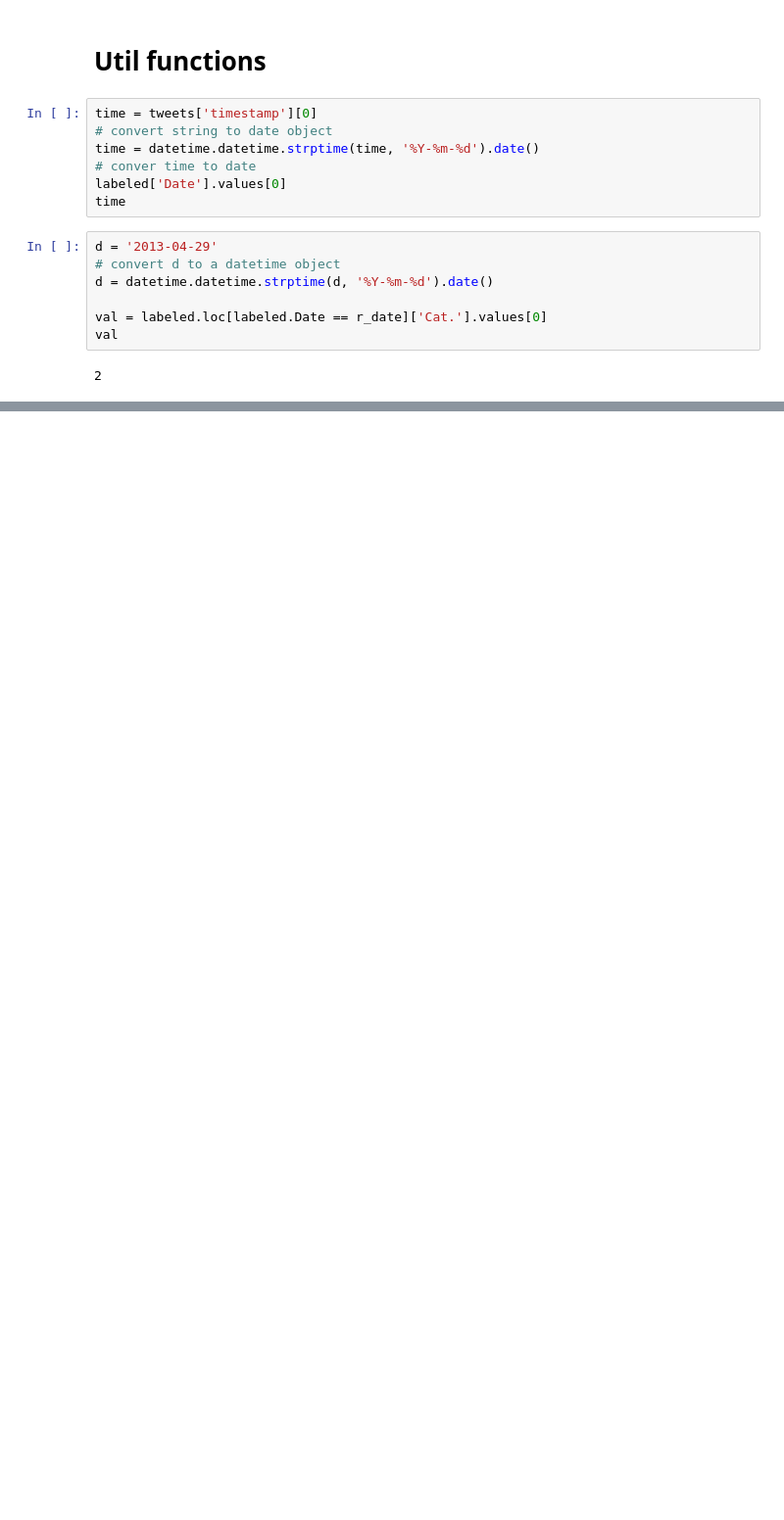
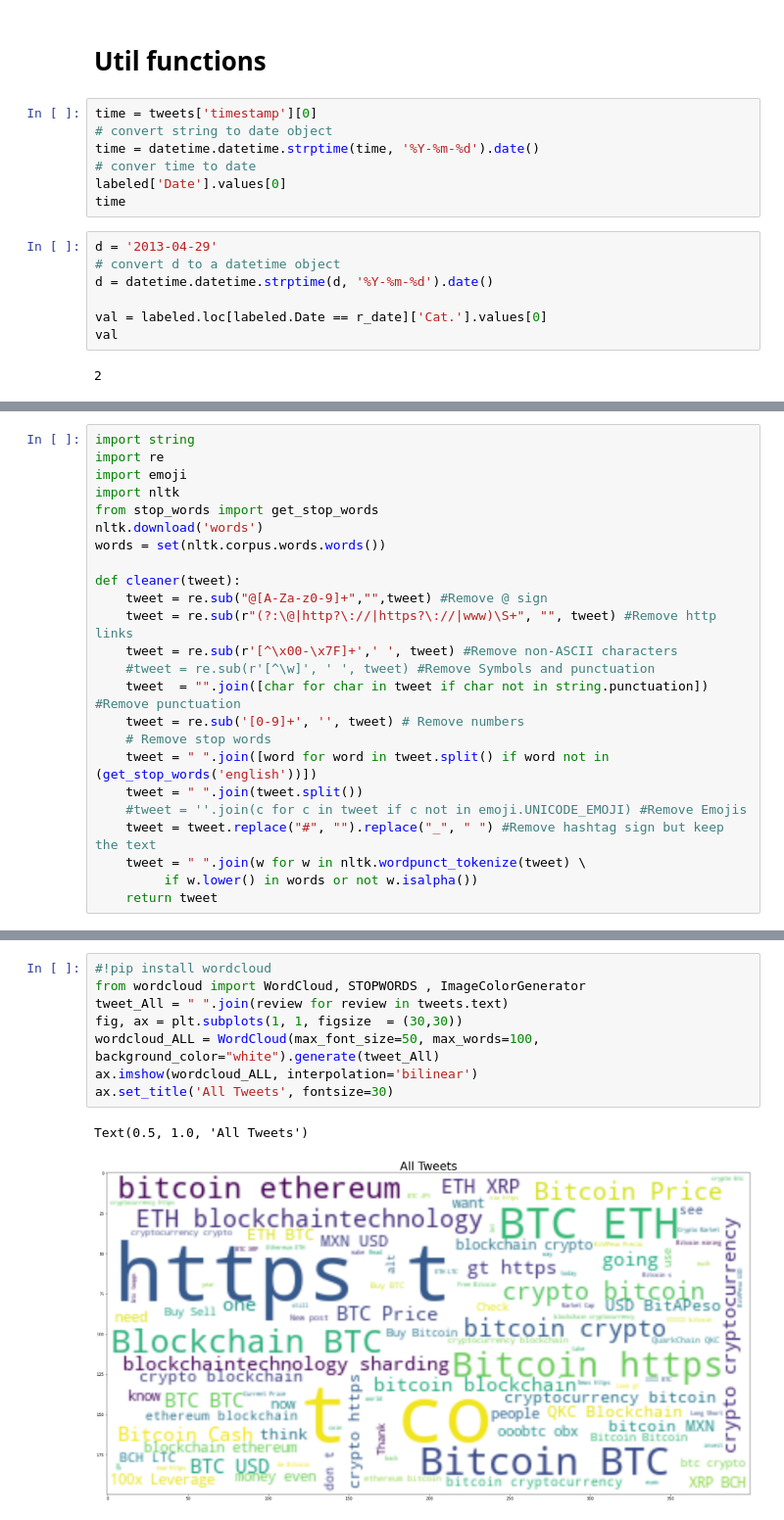
Before and after one commit to AmaruEscalante/bigdata-crypto, a Jupyter notebook: notebooks/Tweets_Labeling.ipynb, the cells around one changed output, grey strips where cells are left out. Shown at 98% size. Cells and saved outputs as stored; diff of their text form; blank space fills up the shorter version.

```diff
--- a/notebooks/Tweets_Labeling.ipynb
+++ b/notebooks/Tweets_Labeling.ipynb
@@ -232,0 +222,24 @@ val
+# %%
+import string
+import re
+import emoji
+import nltk
+from stop_words import get_stop_words
+nltk.download('words')
+words = set(nltk.corpus.words.words())
+
+def cleaner(tweet):
+    tweet = re.sub("@[A-Za-z0-9]+","",tweet) #Remove @ sign
+    tweet = re.sub(r"(?:\@|http?\://|https?\://|www)\S+", "", tweet) #Remove http links
+    tweet = re.sub(r'[^\x00-\x7F]+',' ', tweet) #Remove non-ASCII characters
+    #tweet = re.sub(r'[^\w]', ' ', tweet) #Remove Symbols and punctuation
+    tweet  = "".join([char for char in tweet if char not in string.punctuation]) #Remove punctuation
+    tweet = re.sub('[0-9]+', '', tweet) # Remove numbers
+    # Remove stop words
+    tweet = " ".join([word for word in tweet.split() if word not in (get_stop_words('english'))])
+    tweet = " ".join(tweet.split())
+    #tweet = ''.join(c for c in tweet if c not in emoji.UNICODE_EMOJI) #Remove Emojis
+    tweet = tweet.replace("#", "").replace("_", " ") #Remove hashtag sign but keep the text
+    tweet = " ".join(w for w in nltk.wordpunct_tokenize(tweet) \
+         if w.lower() in words or not w.isalpha())
+    return tweet
@@ -232,0 +277,11 @@ val
+# %%
+#!pip install wordcloud
+from wordcloud import WordCloud, STOPWORDS , ImageColorGenerator
+tweet_All = " ".join(review for review in tweets.text)
+fig, ax = plt.subplots(1, 1, figsize  = (30,30))
+wordcloud_ALL = WordCloud(max_font_size=50, max_words=100, background_color="white").generate(tweet_All)
+ax.imshow(wordcloud_ALL, interpolation='bilinear')
+ax.set_title('All Tweets', fontsize=30)
+# %% [output]
+Text(0.5, 1.0, 'All Tweets')
+[figure, added]
```
Also changed, not shown: parts of 26 cells of this notebook.
